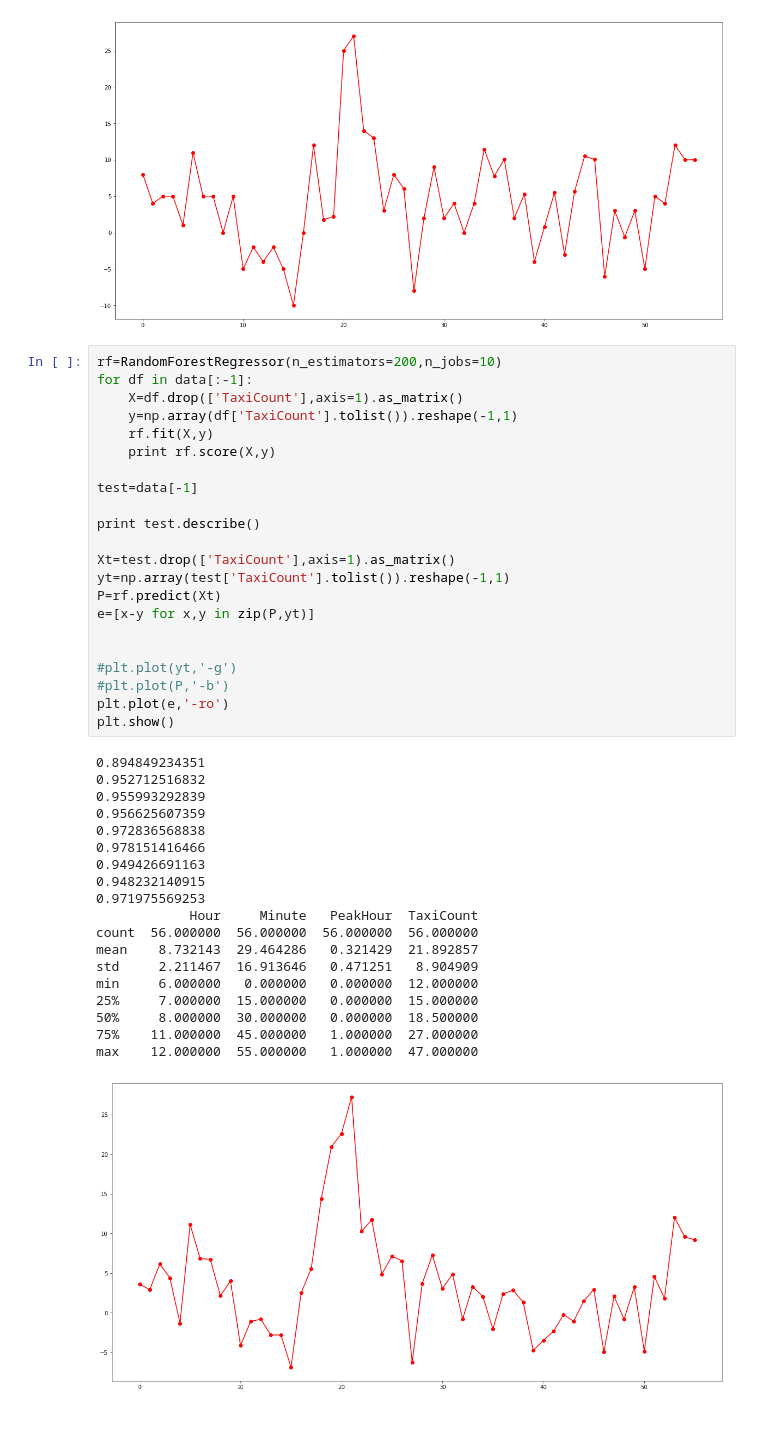
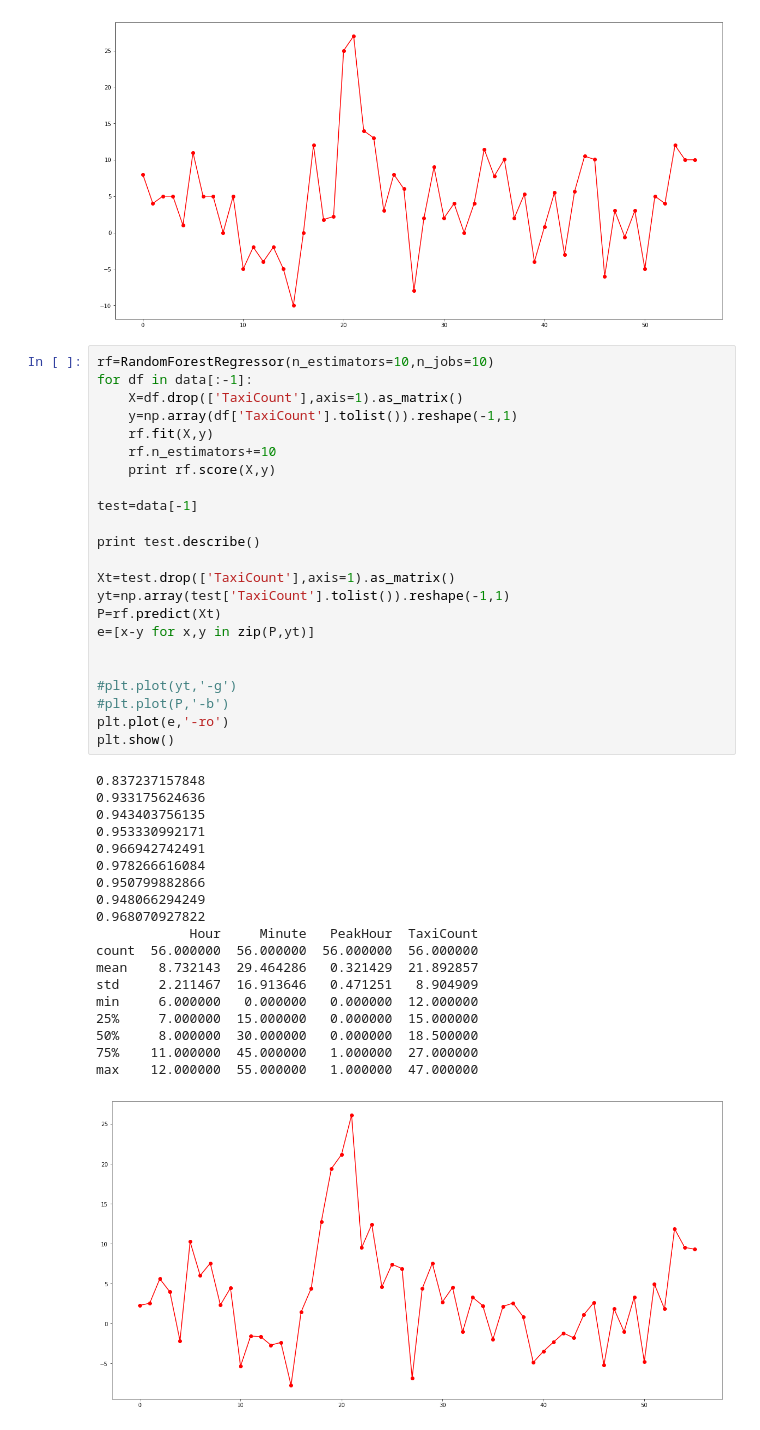
Before and after one commit to hari-allamraju/sg-taxidata, a Jupyter notebook: notebooks/Methodical study - 3.ipynb, the cells around one changed output. Cells and saved outputs as stored; diff of their text form.

```diff
--- a/notebooks/Methodical study - 3.ipynb
+++ b/notebooks/Methodical study - 3.ipynb
@@ -113,44 +116,45 @@ min     6.000000   0.000000   0.000000  12.000000
 max    12.000000  55.000000   1.000000  47.000000
 [figure]
 # %%
-rf=RandomForestRegressor(n_estimators=200,n_jobs=10)
+rf=RandomForestRegressor(n_estimators=10,n_jobs=10)
 for df in data[:-1]:
     X=df.drop(['TaxiCount'],axis=1).as_matrix()
     y=np.array(df['TaxiCount'].tolist()).reshape(-1,1)
     rf.fit(X,y)
+    rf.n_estimators+=10
     print rf.score(X,y)
 
 test=data[-1]
 
 print test.describe()
 
 Xt=test.drop(['TaxiCount'],axis=1).as_matrix()
 yt=np.array(test['TaxiCount'].tolist()).reshape(-1,1)
 P=rf.predict(Xt)
 e=[x-y for x,y in zip(P,yt)]
 
 
 #plt.plot(yt,'-g')
 #plt.plot(P,'-b')
 plt.plot(e,'-ro')
 plt.show()
 # %% [output]
-0.894849234351
-0.952712516832
-0.955993292839
-0.956625607359
-0.972836568838
-0.978151416466
-0.949426691163
-0.948232140915
-0.971975569253
+0.837237157848
+0.933175624636
+0.943403756135
+0.953330992171
+0.966942742491
+0.978266616084
+0.950799882866
+0.948066294249
+0.968070927822
             Hour     Minute   PeakHour  TaxiCount
 count  56.000000  56.000000  56.000000  56.000000
 mean    8.732143  29.464286   0.321429  21.892857
 std     2.211467  16.913646   0.471251   8.904909
 min     6.000000   0.000000   0.000000  12.000000
 25%     7.000000  15.000000   0.000000  15.000000
 50%     8.000000  30.000000   0.000000  18.500000
 75%    11.000000  45.000000   1.000000  27.000000
 max    12.000000  55.000000   1.000000  47.000000
-[figure, old version]
+[figure, new version]
```
Also changed, not shown: parts of 1 cell of this notebook, 1 other file.
